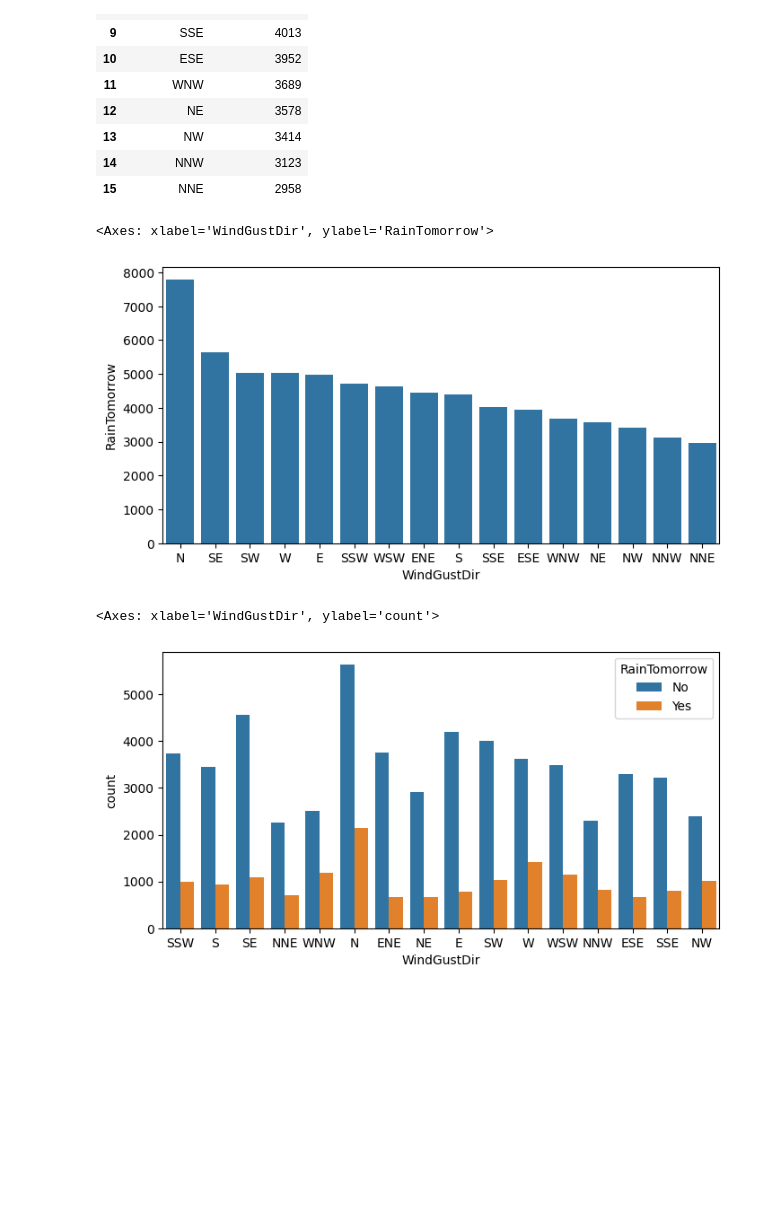
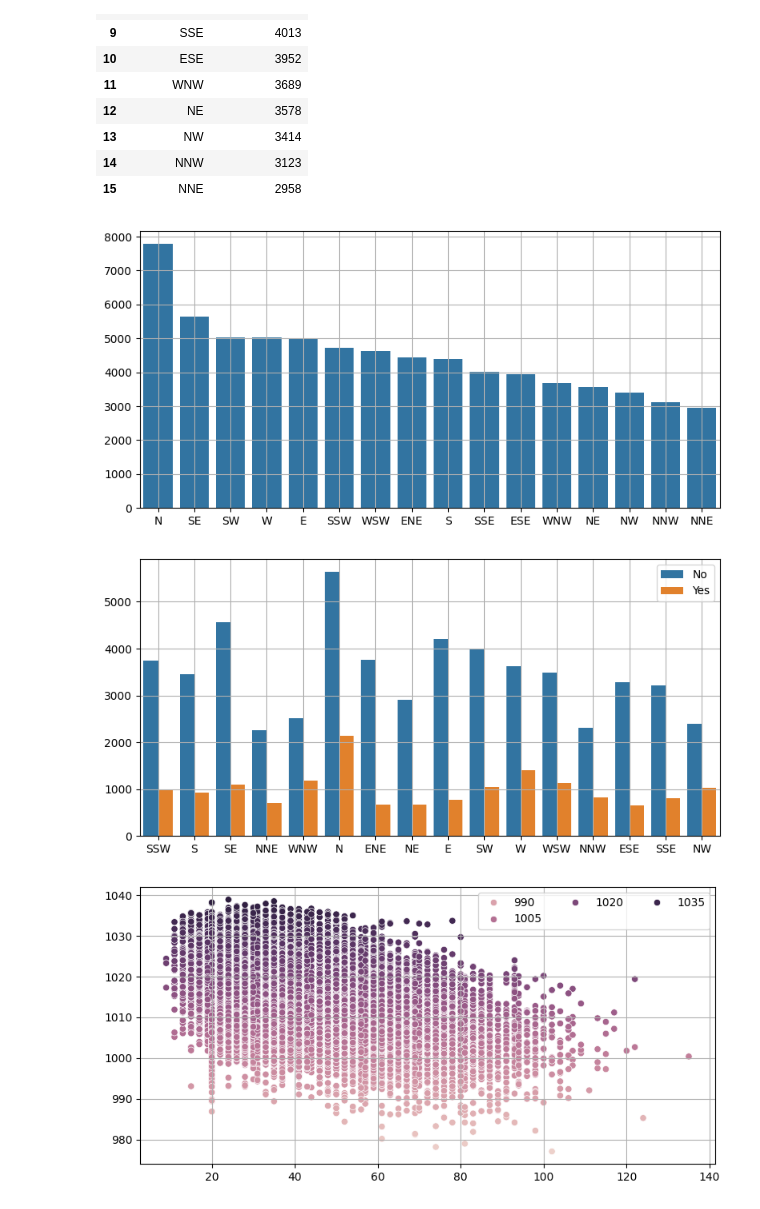
Before and after one commit to rezaaprm/weather_aus, a Jupyter notebook: weather_aus.ipynb, the cells around one changed output. Cells and saved outputs as stored; diff of their text form; code cells hidden in the pictures; blank space fills up the shorter version.

```diff
--- a/weather_aus.ipynb
+++ b/weather_aus.ipynb
@@ -195,14 +258,45 @@ df_wgd
 # %%
 fig, ax = plt.subplots(figsize=(8, 4))
 
 sns.barplot(df_wgd, x="WindGustDir", y="RainTomorrow")
+
+ax.set_xlabel('')
+ax.set_ylabel('')
+ax.set_title('')
+ax.grid(True)
+# ax.legend(title='', ncol=1)
+
+plt.tight_layout()
+plt.show()
 # %% [output]
-<Axes: xlabel='WindGustDir', ylabel='RainTomorrow'>
-[figure, old version]
+[figure, new version]
 # %%
 fig, ax = plt.subplots(figsize=(8, 4))
 
 sns.countplot(dataset, x="WindGustDir", hue="RainTomorrow")
+
+ax.set_xlabel('')
+ax.set_ylabel('')
+ax.set_title('')
+ax.grid(True)
+ax.legend(title='', ncol=1)
+
+plt.tight_layout()
+plt.show()
 # %% [output]
-<Axes: xlabel='WindGustDir', ylabel='count'>
-[figure, old version]
+[figure, new version]
+# %%
+fig, ax = plt.subplots(figsize=(8, 4))
+
+sns.scatterplot(data=dataset, x="WindGustSpeed", y="Pressure3pm", hue="Pressure3pm")
+
+ax.set_xlabel('')
+ax.set_ylabel('')
+ax.set_title('')
+ax.grid(True)
+ax.legend(title='', ncol=3)
+
+plt.tight_layout()
+plt.show()
+# %% [output]
+[figure, added]
```
Also changed, not shown: parts of 18 cells of this notebook, 1 other file.
